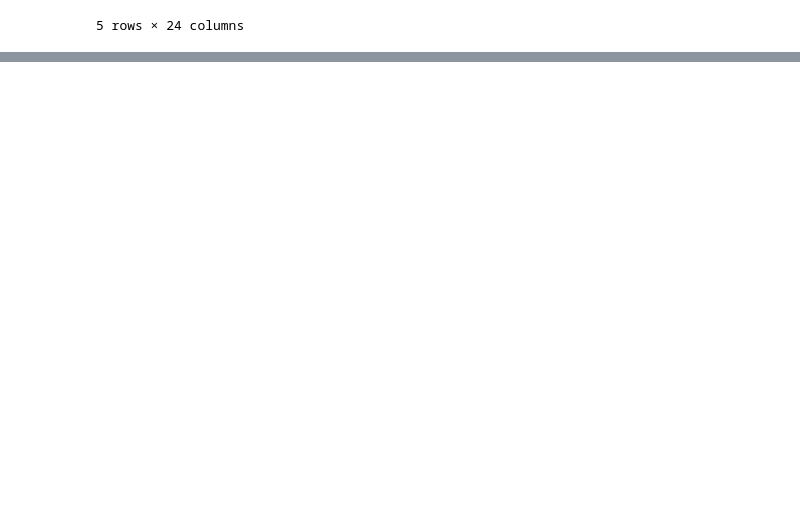
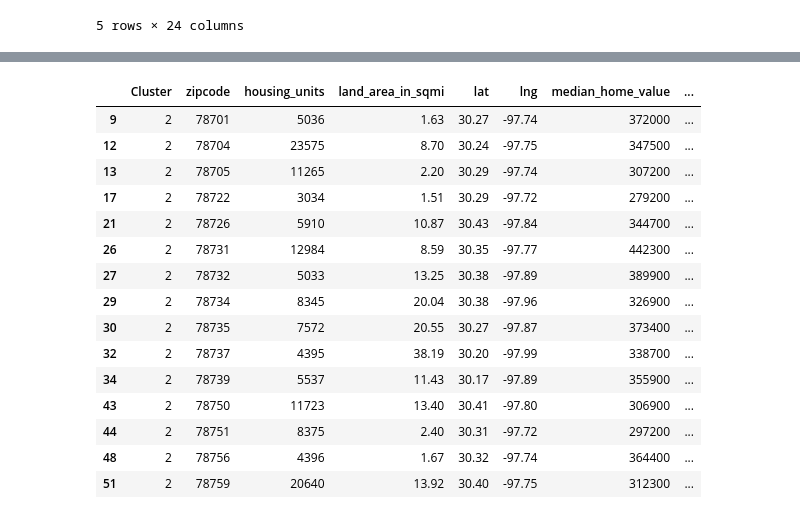
Before and after one commit to akshaybhaskaran/house_purchase, a Jupyter notebook: purchase_house.ipynb, the cells around one changed output, grey strips where cells are left out. Drawn from its saved outputs; the diff is of its cells as text; code cells hidden in the pictures; blank space fills up the shorter version.

Commit message:
clustering done

```diff
--- a/purchase_house.ipynb
+++ b/purchase_house.ipynb
@@ -544,0 +549,6 @@ austin_zip_df.head()
+# %%
+# one-hot encoding the county names
+county_dummies = pd.get_dummies(austin_zip_df['county'], prefix='county')
+austin_df = pd.concat([austin_zip_df, county_dummies], axis=1)
+austin_df = austin_df.drop('county', 1)
+austin_df.head()
@@ -544,0 +564,11 @@ austin_zip_df.head()
+# %%
+# set the number of clusters
+k = 4
+
+# running K-Means clustering
+kmeans = KMeans(n_init=400, n_clusters=k, random_state=1).fit(austin_df)
+kmeans.labels_
+
+# adding the cluster labels to the dataframe
+austin_df.insert(0, 'Cluster', kmeans.labels_)
+austin_df.head()
@@ -544,0 +612,19 @@ austin_zip_df.head()
+# %%
+austin_df.loc[austin_df['Cluster'] == 2]
+# %% [output]
+|  | Cluster | zipcode | housing_units | land_area_in_sqmi | lat | lng | median_home_value | ... |
+| 9 | 2 | 78701 | 5036 | 1.63 | 30.27 | -97.74 | 372000 | ... |
+| 12 | 2 | 78704 | 23575 | 8.70 | 30.24 | -97.75 | 347500 | ... |
+| 13 | 2 | 78705 | 11265 | 2.20 | 30.29 | -97.74 | 307200 | ... |
+| 17 | 2 | 78722 | 3034 | 1.51 | 30.29 | -97.72 | 279200 | ... |
+| 21 | 2 | 78726 | 5910 | 10.87 | 30.43 | -97.84 | 344700 | ... |
+| 26 | 2 | 78731 | 12984 | 8.59 | 30.35 | -97.77 | 442300 | ... |
+| 27 | 2 | 78732 | 5033 | 13.25 | 30.38 | -97.89 | 389900 | ... |
+| 29 | 2 | 78734 | 8345 | 20.04 | 30.38 | -97.96 | 326900 | ... |
+| 30 | 2 | 78735 | 7572 | 20.55 | 30.27 | -97.87 | 373400 | ... |
+| 32 | 2 | 78737 | 4395 | 38.19 | 30.20 | -97.99 | 338700 | ... |
+| 34 | 2 | 78739 | 5537 | 11.43 | 30.17 | -97.89 | 355900 | ... |
+| 43 | 2 | 78750 | 11723 | 13.40 | 30.41 | -97.80 | 306900 | ... |
+| 44 | 2 | 78751 | 8375 | 2.40 | 30.31 | -97.72 | 297200 | ... |
+| 48 | 2 | 78756 | 4396 | 1.67 | 30.32 | -97.74 | 364400 | ... |
+| 51 | 2 | 78759 | 20640 | 13.92 | 30.40 | -97.75 | 312300 | ... |
```
Also changed, not shown: parts of 7 cells of this notebook.
